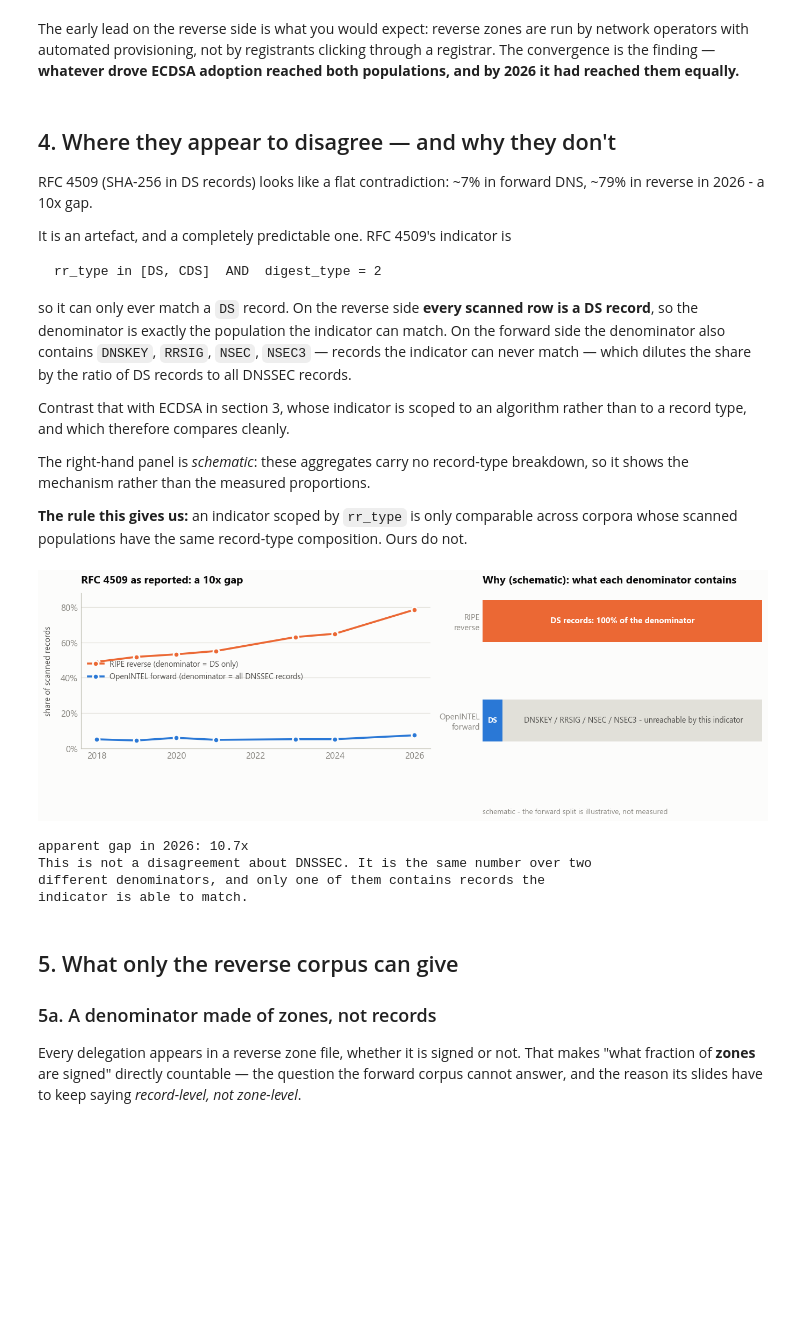
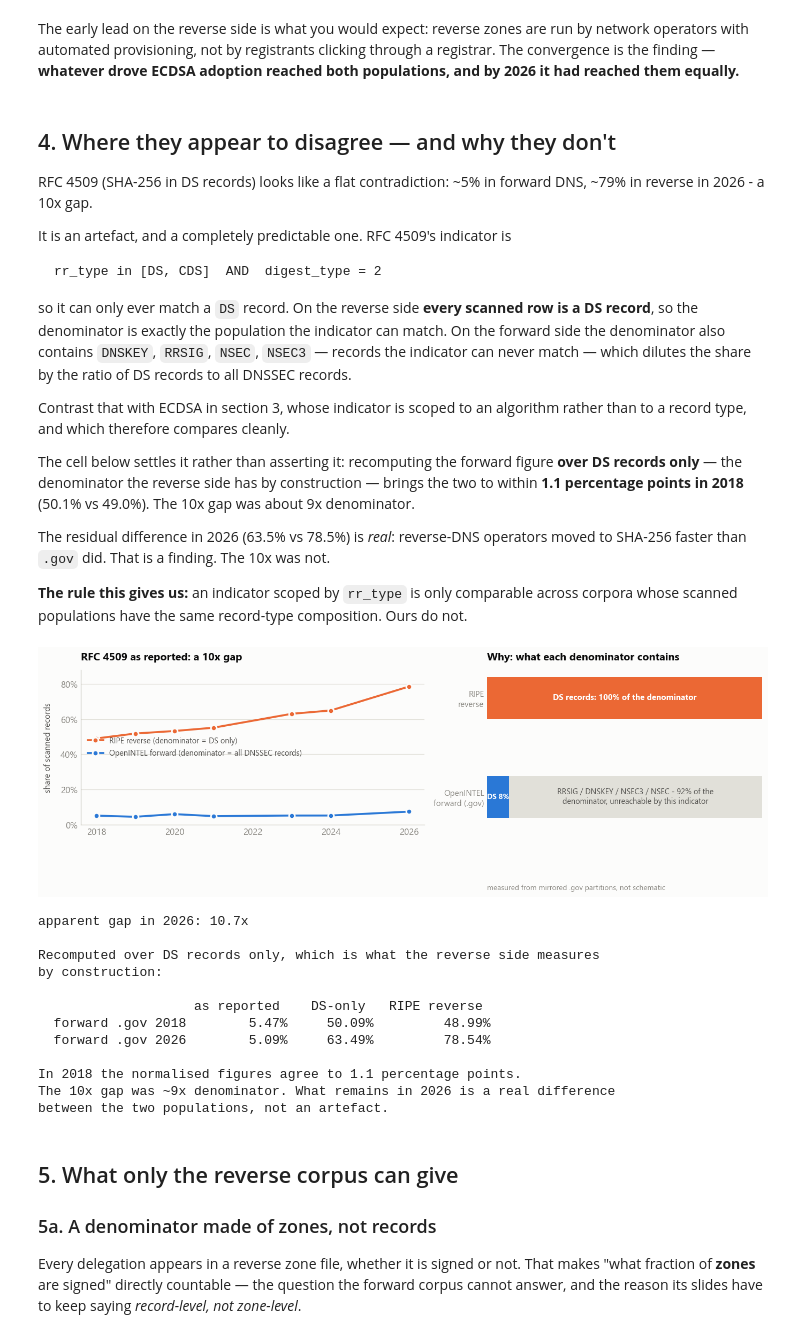
Before and after one commit to j776w781/rfc_adoption, a Jupyter notebook: notebooks/dnssec_crossref_openintel_ripe.ipynb, the cells around one changed output. Saved outputs shown, nothing was run; the diff lists cells and outputs as text; code cells hidden in the pictures; blank space fills up the shorter version.

```diff
--- a/notebooks/dnssec_crossref_openintel_ripe.ipynb
+++ b/notebooks/dnssec_crossref_openintel_ripe.ipynb
@@ -240,7 +240,7 @@ adoption reached both populations, and by 2026 it had reached them equally.**
 # %% [markdown]
 ## 4. Where they appear to disagree — and why they don't
 
-RFC 4509 (SHA-256 in DS records) looks like a flat contradiction: ~7% in forward
+RFC 4509 (SHA-256 in DS records) looks like a flat contradiction: ~5% in forward
 DNS, ~79% in reverse in 2026 - a 10x gap.
 
 It is an artefact, and a completely predictable one. RFC 4509's indicator is
@@ -258,8 +258,13 @@ by the ratio of DS records to all DNSSEC records.
 Contrast that with ECDSA in section 3, whose indicator is scoped to an algorithm
 rather than to a record type, and which therefore compares cleanly.
 
-The right-hand panel is *schematic*: these aggregates carry no record-type
-breakdown, so it shows the mechanism rather than the measured proportions.
+The cell below settles it rather than asserting it: recomputing the forward figure
+**over DS records only** — the denominator the reverse side has by construction —
+brings the two to within **1.1 percentage points in 2018** (50.1% vs 49.0%). The
+10x gap was about 9x denominator.
+
+The residual difference in 2026 (63.5% vs 78.5%) is *real*: reverse-DNS operators
+moved to SHA-256 faster than `.gov` did. That is a finding. The 10x was not.
 
 **The rule this gives us:** an indicator scoped by `rr_type` is only comparable
 across corpora whose scanned populations have the same record-type composition.
@@ -272,51 +277,79 @@ fig, (ax1, ax2) = plt.subplots(1, 2, figsize=(12.5, 4.8),
                                gridspec_kw={"width_ratios": [1.25, 1]})
 
 x = [int(y) for y in common]
 ax1.plot(x, d_rev[common].values, color=REV, lw=2.4, marker="o", ms=7,
          mfc=REV, mec=SURFACE, mew=2, label="RIPE reverse (denominator = DS only)")
 ax1.plot(x, d_fwd[common].values, color=FWD, lw=2.4, marker="o", ms=7,
          mfc=FWD, mec=SURFACE, mew=2, label="OpenINTEL forward (denominator = all DNSSEC records)")
 style(ax1); pct(ax1); years(ax1, x)
 ax1.set_ylim(0, 88)
 ax1.set_title("RFC 4509 as reported: a 10x gap", color=INK, fontweight="bold",
               loc="left", pad=12)
 ax1.set_ylabel("share of scanned records", color=INK_2, labelpad=10)
 ax1.legend(frameon=False, fontsize=9.5, labelcolor=INK_2, loc="center left")
 
-# The mechanism, drawn. SCHEMATIC: the aggregates carry no rr_type breakdown, so
-# the forward bar's split is illustrative of the shape, not a measured proportion.
+# The mechanism, measured. The aggregates carry no rr_type breakdown, so this is
+# computed from locally mirrored .gov Parquet and cached in crossref_rrtype.json.
+comp = json.loads((ROOT / "out/analysis/crossref_rrtype.json").read_text())
+recent = comp["gov 2026-08"]
+dist = recent["rr_type_distribution"]
+total = sum(dist.values())
+ds_share = (dist.get("DS", 0) + dist.get("CDS", 0)) / total * 100
+
 ax2.barh([1], [100], color=REV, height=0.42, zorder=3)
 ax2.barh([0], [100], color=GRID, height=0.42, zorder=2)
-ax2.barh([0], [7], color=FWD, height=0.42, zorder=3)
+ax2.barh([0], [ds_share], color=FWD, height=0.42, zorder=3)
 ax2.set_yticks([0, 1])
-ax2.set_yticklabels(["OpenINTEL\nforward", "RIPE\nreverse"], fontsize=10)
+ax2.set_yticklabels(["OpenINTEL" + chr(10) + "forward (.gov)",
+                     "RIPE" + chr(10) + "reverse"], fontsize=10)
 ax2.annotate("DS records: 100% of the denominator", (50, 1), ha="center", va="center",
              color="white", fontsize=10, fontweight="bold", zorder=4)
-ax2.annotate("DS", (3.5, 0), ha="center", va="center", color="white",
-             fontsize=9, fontweight="bold", zorder=4)
-ax2.annotate("DNSKEY / RRSIG / NSEC / NSEC3 - unreachable by this indicator",
-             (54, 0), ha="center", va="center", color=INK_2, fontsize=9.5, zorder=4)
+ax2.annotate(f"DS {ds_share:.0f}%", (ds_share / 2, 0), ha="center", va="center",
+             color="white", fontsize=9, fontweight="bold", zorder=4)
+ax2.annotate(f"RRSIG / DNSKEY / NSEC3 / NSEC - {100 - ds_share:.0f}% of the"
+             + chr(10) + "denominator, unreachable by this indicator",
+             ((100 + ds_share) / 2, 0), ha="center", va="center",
+             color=INK_2, fontsize=9.5, zorder=4)
 style(ax2, axis="x")
 ax2.set_xlim(0, 100); ax2.set_xticks([])
 for side in ("left", "bottom"):
     ax2.spines[side].set_visible(False)
-ax2.set_title("Why (schematic): what each denominator contains", color=INK,
+ax2.set_title("Why: what each denominator contains", color=INK,
               fontweight="bold", loc="left", pad=12)
-ax2.annotate("schematic - the forward split is illustrative, not measured",
+ax2.annotate("measured from mirrored .gov partitions, not schematic",
              (0, -0.42), xycoords="axes fraction", color=MUTED, fontsize=9)
 fig.tight_layout()
 save(fig, "02_denominator_artefact"); plt.show()
 
 print(f"apparent gap in {common[-1]}: {d_rev[common[-1]] / d_fwd[common[-1]]:.1f}x")
-print("This is not a disagreement about DNSSEC. It is the same number over two")
-print("different denominators, and only one of them contains records the")
-print("indicator is able to match.")
+print()
+print("Recomputed over DS records only, which is what the reverse side measures")
+print("by construction:")
+print()
+print(f"  {'':16} {'as reported':>12} {'DS-only':>10} {'RIPE reverse':>14}")
+for year, key in (("2018", "gov 2018-01-01"), ("2026", "gov 2026-08")):
+    c = comp[key]
+    print(f"  {'forward .gov ' + year:16} {c['rfc4509_over_all_dnssec']:11.2f}% "
+          f"{c['rfc4509_over_ds_only']:9.2f}% {d_rev[year]:13.2f}%")
+gap18 = abs(comp["gov 2018-01-01"]["rfc4509_over_ds_only"] - d_rev["2018"])
+print()
+print(f"In 2018 the normalised figures agree to {gap18:.1f} percentage points.")
+print("The 10x gap was ~9x denominator. What remains in 2026 is a real difference")
+print("between the two populations, not an artefact.")
 # %% [output]
-[figure, old version]
+[figure, new version]
 apparent gap in 2026: 10.7x
-This is not a disagreement about DNSSEC. It is the same number over two
-different denominators, and only one of them contains records the
-indicator is able to match.
+
+Recomputed over DS records only, which is what the reverse side measures
+by construction:
+
+                    as reported    DS-only   RIPE reverse
+  forward .gov 2018        5.47%     50.09%         48.99%
+  forward .gov 2026        5.09%     63.49%         78.54%
+
+In 2018 the normalised figures agree to 1.1 percentage points.
+The 10x gap was ~9x denominator. What remains in 2026 is a real difference
+between the two populations, not an artefact.
 # %% [markdown]
 ## 5. What only the reverse corpus can give
 
```
Also changed, not shown: parts of 1 cell of this notebook, 4 other files.
